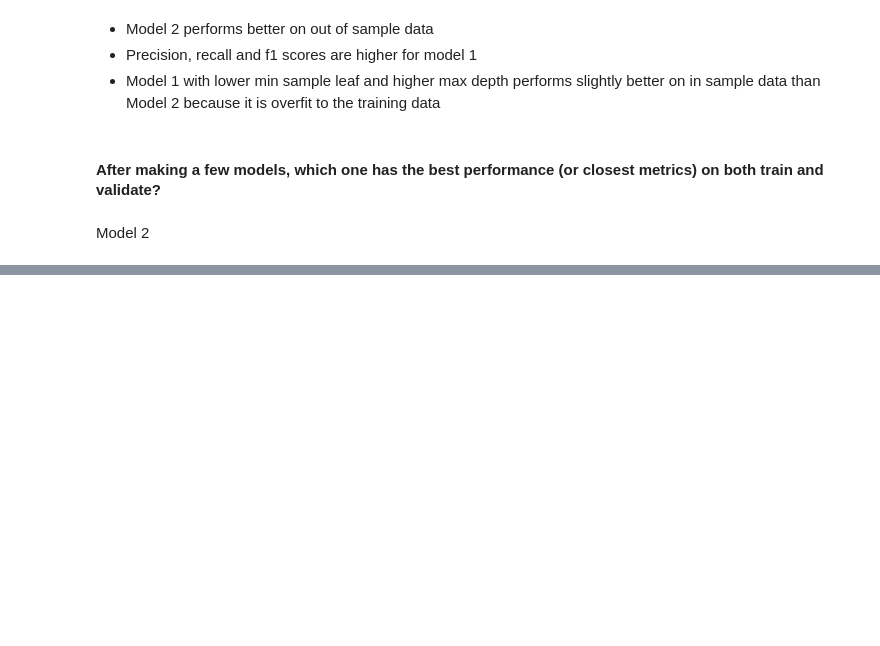
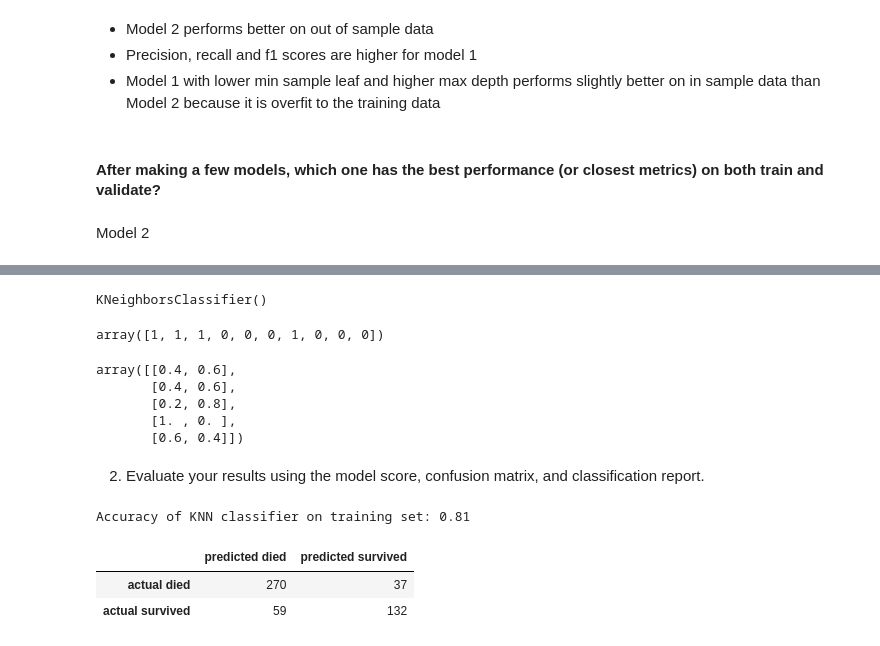
Before and after one commit to lupeluna/classification-exercises, a Jupyter notebook: model.ipynb, the cells around one changed output, grey strips where cells are left out. Cells and saved outputs as stored; diff of their text form; code cells hidden in the pictures; blank space fills up the shorter version.

```diff
--- a/model.ipynb
+++ b/model.ipynb
@@ -330,0 +491,38 @@ Model 2
+# %%
+# Fit a K-Nearest Neighbors classifier to your training sample and transform (i.e. make predictions on the training sample)
+knn = KNeighborsClassifier(n_neighbors=5, weights='uniform')
+knn.fit(X_train, y_train)
+# %% [output]
+KNeighborsClassifier()
+# %%
+# make predictions
+y_pred = knn.predict(X_train)
+y_pred[:10]
+# %% [output]
+array([1, 1, 1, 0, 0, 0, 1, 0, 0, 0])
+# %%
+# estimate probability
+y_pred_proba = knn.predict_proba(X_train)
+y_pred_proba[:5]
+# %% [output]
+array([[0.4, 0.6],
+       [0.4, 0.6],
+       [0.2, 0.8],
+       [1. , 0. ],
+       [0.6, 0.4]])
+# %% [markdown]
+2.  Evaluate your results using the model score, confusion matrix, and classification report.
+# %%
+print('Accuracy of KNN classifier on training set: {:.2f}'
+     .format(knn.score(X_train, y_train)))
+# %% [output]
+Accuracy of KNN classifier on training set: 0.81
+# %%
+index = ['actual died', 'actual survived']
+columns = ['predicted died', 'predicted survived']
+
+pd.DataFrame(confusion_matrix(y_train, y_pred),index=index, columns=columns)
+# %% [output]
+|  | predicted died | predicted survived |
+| actual died | 270 | 37 |
+| actual survived | 59 | 132 |
```
Also changed, not shown: parts of 76 cells of this notebook.
